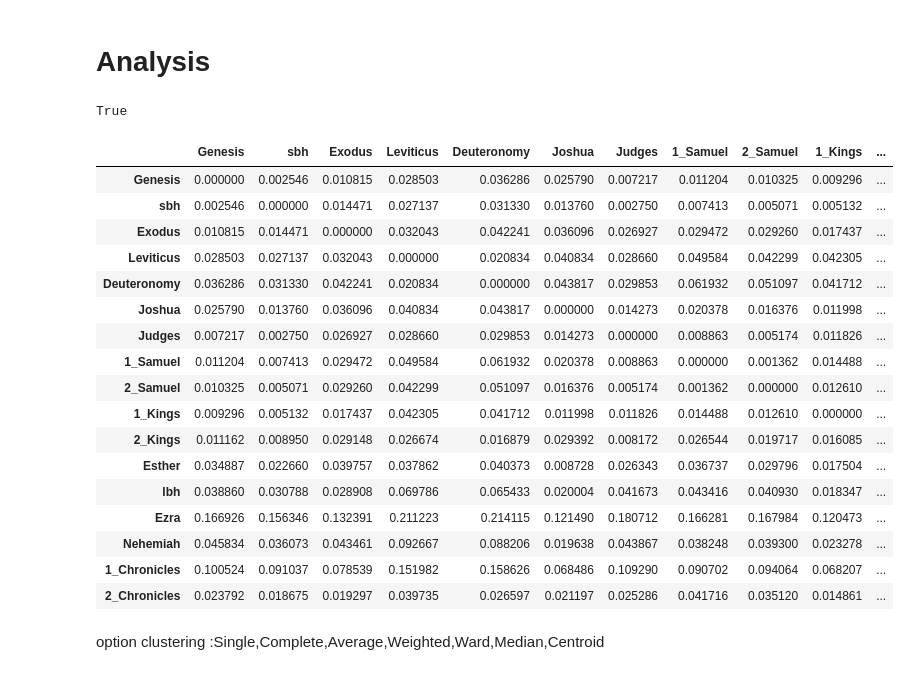
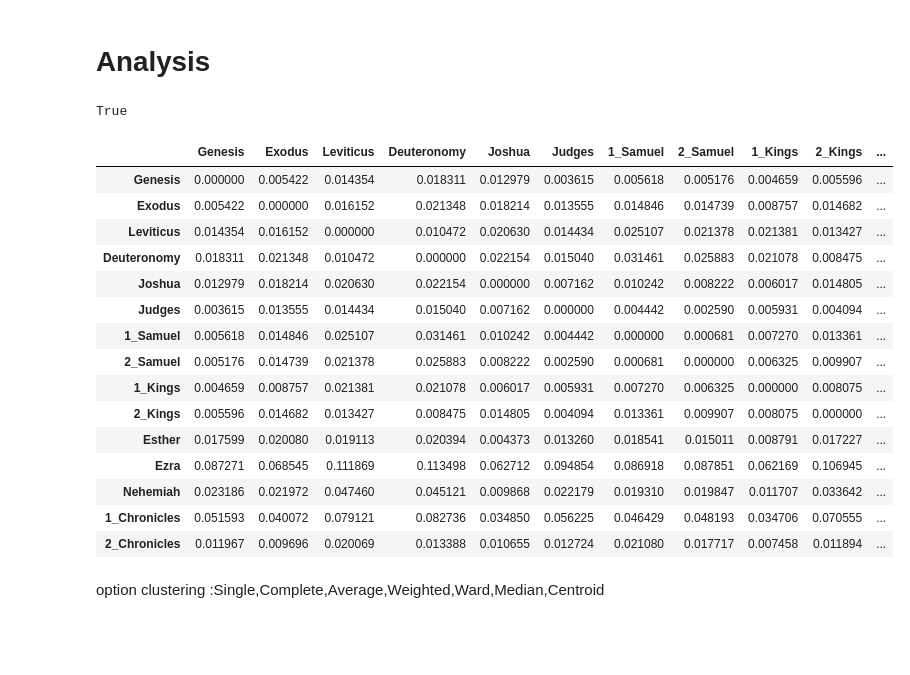
Before and after one commit to ETCBC/Probabilistic_Language_Change, a Jupyter notebook: Counting analysis.ipynb, the cells around one changed output. Cells and saved outputs as stored; diff of their text form; code cells hidden in the pictures; blank space fills up the shorter version.

```diff
--- a/Counting analysis.ipynb
+++ b/Counting analysis.ipynb
@@ -271,7 +271,7 @@ https://en.wikipedia.org/wiki/Metric_(mathematics)
 ### Functions for distance metric
 # %%
 def correlationDistance(x,y):
-    cor, p_value  = kendaltauCorrelation(x,y)
+    cor, p_value  = pearsonCorrelation(x,y)
     distance = to_distance(cor)
     return distance
 
@@ -288,7 +288,7 @@ def createDistanceMetric(df, books):
             x = np.array(df[i].values)
             y = np.array(df[j].values)
 
-            df_dist.loc[i,j] = linearModelDistance(x,y)
+            df_dist.loc[i,j] = correlationDistance(x,y)
     return df_dist
 # %% [markdown]
 ## Bootstrapping distance metric
@@ -334,29 +336,28 @@ def hierarchical_clustering2(df_Count, method, distancemeasure, books):
 # %% [markdown]
 # Analysis
 # %%
-df_Dist = createDistanceMetric(df_Count, list(data.keys()))
+df_Count1 = df_Count.drop(["sbh","lbh"], 1)
+df_Dist = createDistanceMetric(df_Count1, list(df_Count1))
 print(np.allclose(df_Dist.values, df_Dist.values.T, atol=1e-8)) #Check symmetry of distance matrix
 df_Dist
 # %% [output]
 True
-|  | Genesis | sbh | Exodus | Leviticus | Deuteronomy | Joshua | Judges | 1_Samuel | 2_Samuel | 1_Kings | ... |
-| Genesis | 0.000000 | 0.002546 | 0.010815 | 0.028503 | 0.036286 | 0.025790 | 0.007217 | 0.011204 | 0.010325 | 0.009296 | ... |
-| sbh | 0.002546 | 0.000000 | 0.014471 | 0.027137 | 0.031330 | 0.013760 | 0.002750 | 0.007413 | 0.005071 | 0.005132 | ... |
-| Exodus | 0.010815 | 0.014471 | 0.000000 | 0.032043 | 0.042241 | 0.036096 | 0.026927 | 0.029472 | 0.029260 | 0.017437 | ... |
-| Leviticus | 0.028503 | 0.027137 | 0.032043 | 0.000000 | 0.020834 | 0.040834 | 0.028660 | 0.049584 | 0.042299 | 0.042305 | ... |
-| Deuteronomy | 0.036286 | 0.031330 | 0.042241 | 0.020834 | 0.000000 | 0.043817 | 0.029853 | 0.061932 | 0.051097 | 0.041712 | ... |
-| Joshua | 0.025790 | 0.013760 | 0.036096 | 0.040834 | 0.043817 | 0.000000 | 0.014273 | 0.020378 | 0.016376 | 0.011998 | ... |
-| Judges | 0.007217 | 0.002750 | 0.026927 | 0.028660 | 0.029853 | 0.014273 | 0.000000 | 0.008863 | 0.005174 | 0.011826 | ... |
-| 1_Samuel | 0.011204 | 0.007413 | 0.029472 | 0.049584 | 0.061932 | 0.020378 | 0.008863 | 0.000000 | 0.001362 | 0.014488 | ... |
-| 2_Samuel | 0.010325 | 0.005071 | 0.029260 | 0.042299 | 0.051097 | 0.016376 | 0.005174 | 0.001362 | 0.000000 | 0.012610 | ... |
-| 1_Kings | 0.009296 | 0.005132 | 0.017437 | 0.042305 | 0.041712 | 0.011998 | 0.011826 | 0.014488 | 0.012610 | 0.000000 | ... |
-| 2_Kings | 0.011162 | 0.008950 | 0.029148 | 0.026674 | 0.016879 | 0.029392 | 0.008172 | 0.026544 | 0.019717 | 0.016085 | ... |
-| Esther | 0.034887 | 0.022660 | 0.039757 | 0.037862 | 0.040373 | 0.008728 | 0.026343 | 0.036737 | 0.029796 | 0.017504 | ... |
-| lbh | 0.038860 | 0.030788 | 0.028908 | 0.069786 | 0.065433 | 0.020004 | 0.041673 | 0.043416 | 0.040930 | 0.018347 | ... |
-| Ezra | 0.166926 | 0.156346 | 0.132391 | 0.211223 | 0.214115 | 0.121490 | 0.180712 | 0.166281 | 0.167984 | 0.120473 | ... |
-| Nehemiah | 0.045834 | 0.036073 | 0.043461 | 0.092667 | 0.088206 | 0.019638 | 0.043867 | 0.038248 | 0.039300 | 0.023278 | ... |
-| 1_Chronicles | 0.100524 | 0.091037 | 0.078539 | 0.151982 | 0.158626 | 0.068486 | 0.109290 | 0.090702 | 0.094064 | 0.068207 | ... |
-| 2_Chronicles | 0.023792 | 0.018675 | 0.019297 | 0.039735 | 0.026597 | 0.021197 | 0.025286 | 0.041716 | 0.035120 | 0.014861 | ... |
+|  | Genesis | Exodus | Leviticus | Deuteronomy | Joshua | Judges | 1_Samuel | 2_Samuel | 1_Kings | 2_Kings | ... |
+| Genesis | 0.000000 | 0.005422 | 0.014354 | 0.018311 | 0.012979 | 0.003615 | 0.005618 | 0.005176 | 0.004659 | 0.005596 | ... |
+| Exodus | 0.005422 | 0.000000 | 0.016152 | 0.021348 | 0.018214 | 0.013555 | 0.014846 | 0.014739 | 0.008757 | 0.014682 | ... |
+| Leviticus | 0.014354 | 0.016152 | 0.000000 | 0.010472 | 0.020630 | 0.014434 | 0.025107 | 0.021378 | 0.021381 | 0.013427 | ... |
+| Deuteronomy | 0.018311 | 0.021348 | 0.010472 | 0.000000 | 0.022154 | 0.015040 | 0.031461 | 0.025883 | 0.021078 | 0.008475 | ... |
+| Joshua | 0.012979 | 0.018214 | 0.020630 | 0.022154 | 0.000000 | 0.007162 | 0.010242 | 0.008222 | 0.006017 | 0.014805 | ... |
+| Judges | 0.003615 | 0.013555 | 0.014434 | 0.015040 | 0.007162 | 0.000000 | 0.004442 | 0.002590 | 0.005931 | 0.004094 | ... |
+| 1_Samuel | 0.005618 | 0.014846 | 0.025107 | 0.031461 | 0.010242 | 0.004442 | 0.000000 | 0.000681 | 0.007270 | 0.013361 | ... |
+| 2_Samuel | 0.005176 | 0.014739 | 0.021378 | 0.025883 | 0.008222 | 0.002590 | 0.000681 | 0.000000 | 0.006325 | 0.009907 | ... |
+| 1_Kings | 0.004659 | 0.008757 | 0.021381 | 0.021078 | 0.006017 | 0.005931 | 0.007270 | 0.006325 | 0.000000 | 0.008075 | ... |
+| 2_Kings | 0.005596 | 0.014682 | 0.013427 | 0.008475 | 0.014805 | 0.004094 | 0.013361 | 0.009907 | 0.008075 | 0.000000 | ... |
+| Esther | 0.017599 | 0.020080 | 0.019113 | 0.020394 | 0.004373 | 0.013260 | 0.018541 | 0.015011 | 0.008791 | 0.017227 | ... |
+| Ezra | 0.087271 | 0.068545 | 0.111869 | 0.113498 | 0.062712 | 0.094854 | 0.086918 | 0.087851 | 0.062169 | 0.106945 | ... |
+| Nehemiah | 0.023186 | 0.021972 | 0.047460 | 0.045121 | 0.009868 | 0.022179 | 0.019310 | 0.019847 | 0.011707 | 0.033642 | ... |
+| 1_Chronicles | 0.051593 | 0.040072 | 0.079121 | 0.082736 | 0.034850 | 0.056225 | 0.046429 | 0.048193 | 0.034706 | 0.070555 | ... |
+| 2_Chronicles | 0.011967 | 0.009696 | 0.020069 | 0.013388 | 0.010655 | 0.012724 | 0.021080 | 0.017717 | 0.007458 | 0.011894 | ... |
 # %% [markdown]
 option clustering :Single,Complete,Average,Weighted,Ward,Median,Centroid
 # %%
```
Also changed, not shown: parts of 5 cells of this notebook.
